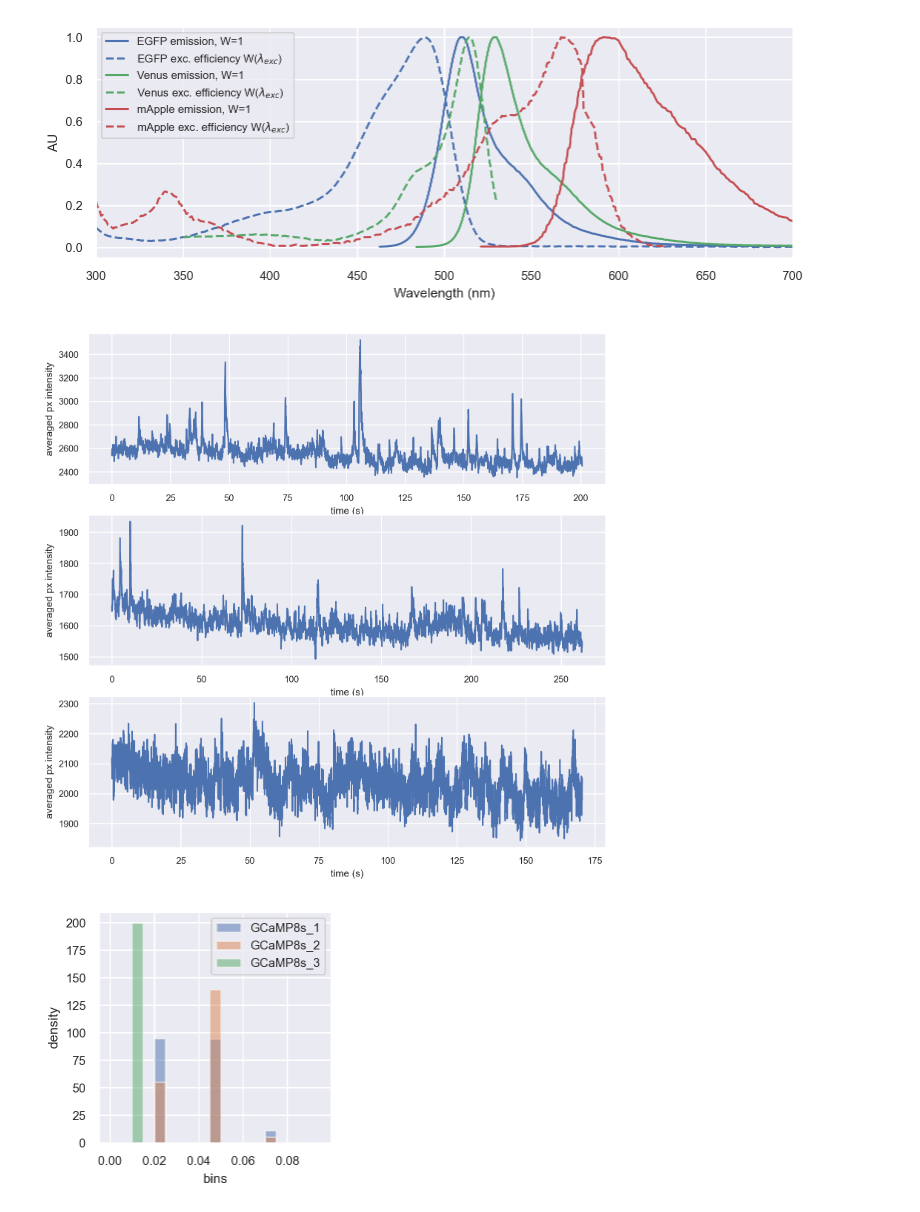
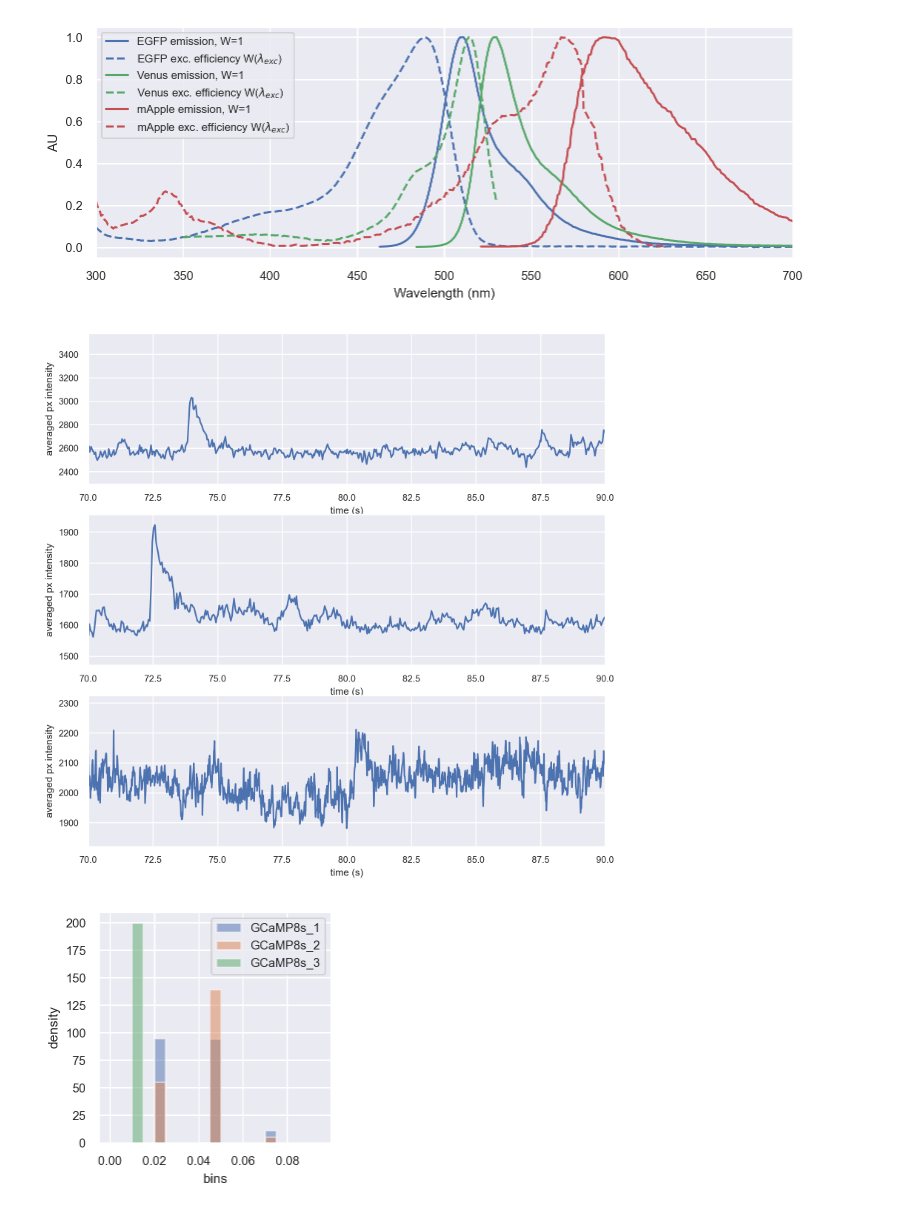
Before and after one commit to AllenInstitute/sourcesep, a Jupyter notebook: notebooks/01_explore_pilot.ipynb, the cells around one changed output. Saved outputs shown, nothing was run; the diff lists cells and outputs as text; code cells hidden in the pictures.

```diff
--- a/notebooks/01_explore_pilot.ipynb
+++ b/notebooks/01_explore_pilot.ipynb
@@ -104,17 +104,17 @@ plt.show()
 # %%
 # different animals (expression levels of ), different excitation laser powers,
 # system is still changing, green looks too noisy
 # downward drift is likely bleaching
 GCaMP8s_2 = GCaMP8s_2.loc[GCaMP8s_2['signal']>1250]
 f, ax = plt.subplots(3,1,figsize=(9,9))
 ax[0].plot(GCaMP8s_1['time'], GCaMP8s_1['signal'], label='1')
 ax[1].plot(GCaMP8s_2['time'], GCaMP8s_2['signal'], label='2')
 ax[2].plot(GCaMP8s_3['time'], GCaMP8s_3['signal'], label='3')
 for a in ax:
-    a.set(xlabel=r'time (s)', ylabel='averaged px intensity')
+    a.set(xlabel=r'time (s)', ylabel='averaged px intensity', xlim=[70,90])
 plt.show()
 # %% [output]
-[figure, old version]
+[figure, new version]
 # %%
 f, ax = plt.subplots(1,1,figsize=(3,3))
 _ = plt.hist(GCaMP8s_1['time'].diff(),density=True, bins=np.arange(0,0.1,0.005), alpha=0.5, label='GCaMP8s_1')
```
Also changed, not shown: 5 other files.
